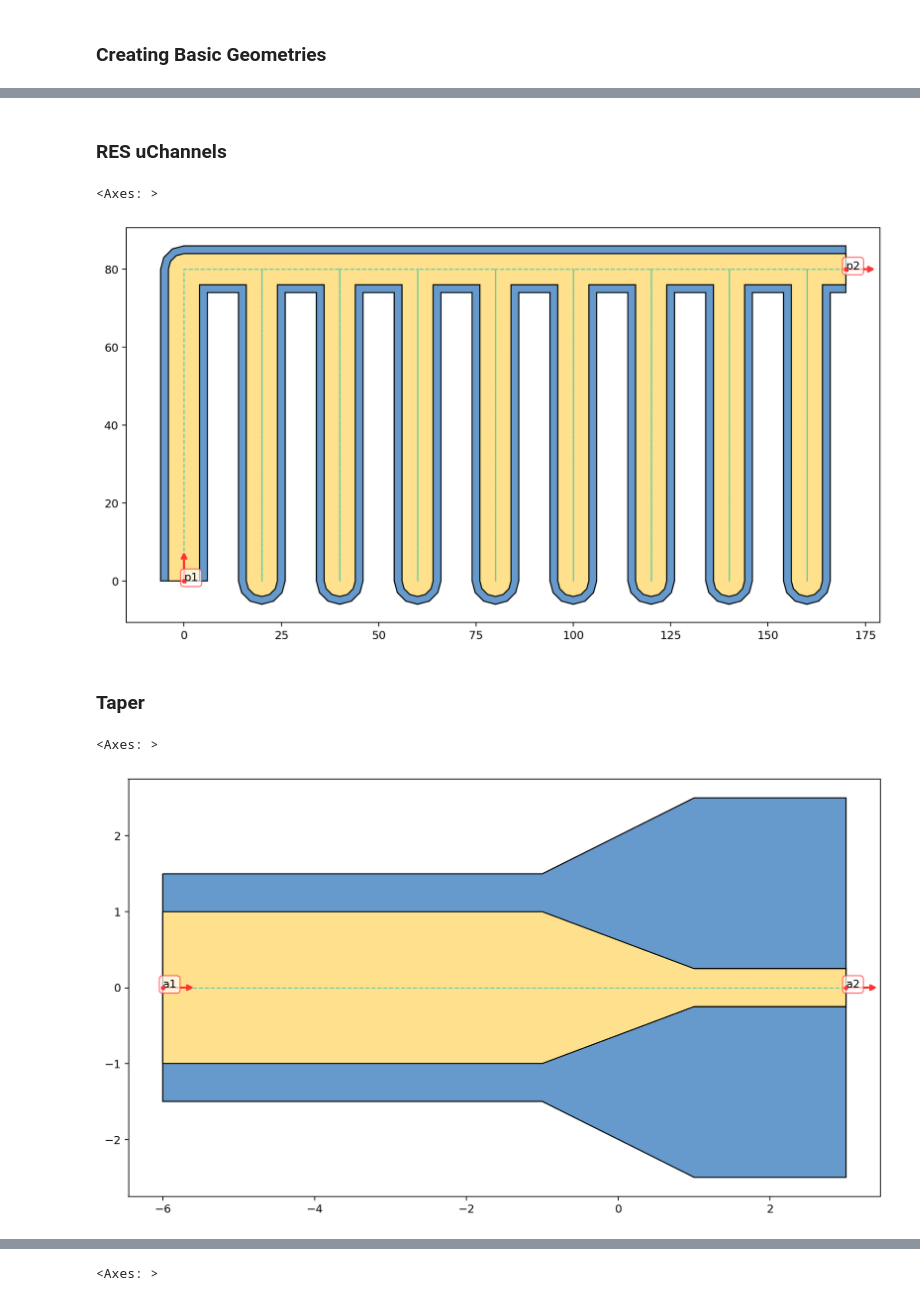
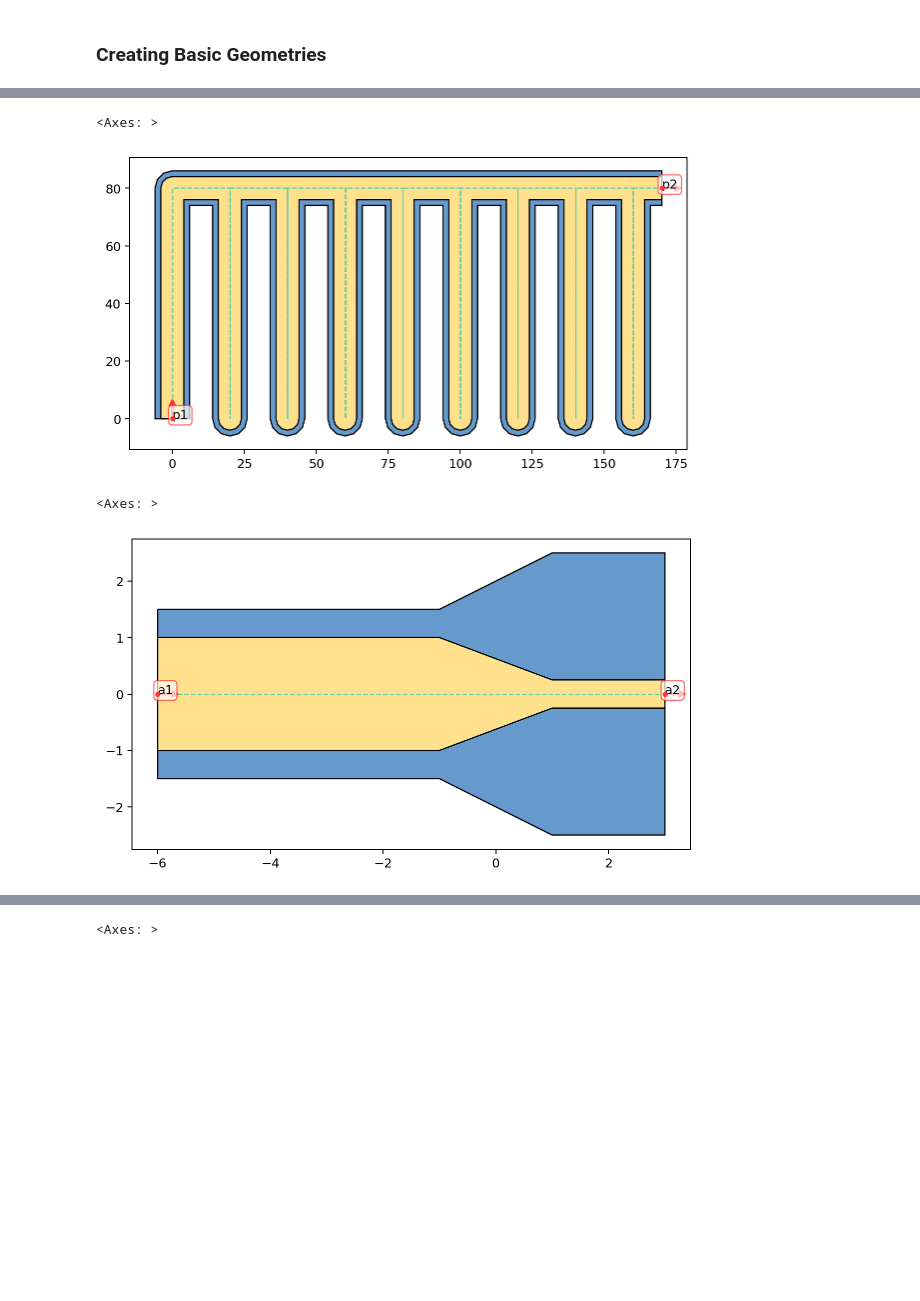
Before and after one commit to eeroqlab/zeroheliumkit, a Jupyter notebook: docs/source/notebooks/geometries.ipynb, the cells around one changed output, grey strips where cells are left out. Saved outputs shown, nothing was run; the diff lists cells and outputs as text; code cells hidden in the pictures; blank space fills up the shorter version.

```diff
--- a/docs/source/notebooks/geometries.ipynb
+++ b/docs/source/notebooks/geometries.ipynb
@@ -65,2 +64,0 @@ assembled.quickplot(plot_cfg, ax=ax)
-# %% [markdown]
-### RES uChannels
@@ -67,16 +67,14 @@ assembled.quickplot(plot_cfg, ax=ax)
 # %%
 layer_info = {"layer1": 12,
               "layer2": 8}
 reservior = MicroChannels(length=80,
                           spacing=20,
                           num=9,
                           angle=0,
                           layers=layer_info,
                           alabel=("p1", "p2"))
 
-reservior.quickplot(plot_cfg)
+reservior.quickplot(plot_cfg, size="medium")
 # %% [output]
 <Axes: >
-[figure, old version]
+[figure, new version]
-# %% [markdown]
-### Taper
@@ -88,7 +88,7 @@ tp = Taper(length=2,
            alabel=("a1","a2"),
            extension_sizes=(5,2))
 
-tp.quickplot(plot_cfg)
+tp.quickplot(plot_cfg, size="medium")
 # %% [output]
 <Axes: >
-[figure, old version]
+[figure, new version]
```
Also changed, not shown: parts of 16 cells of this notebook, 5 other files.
